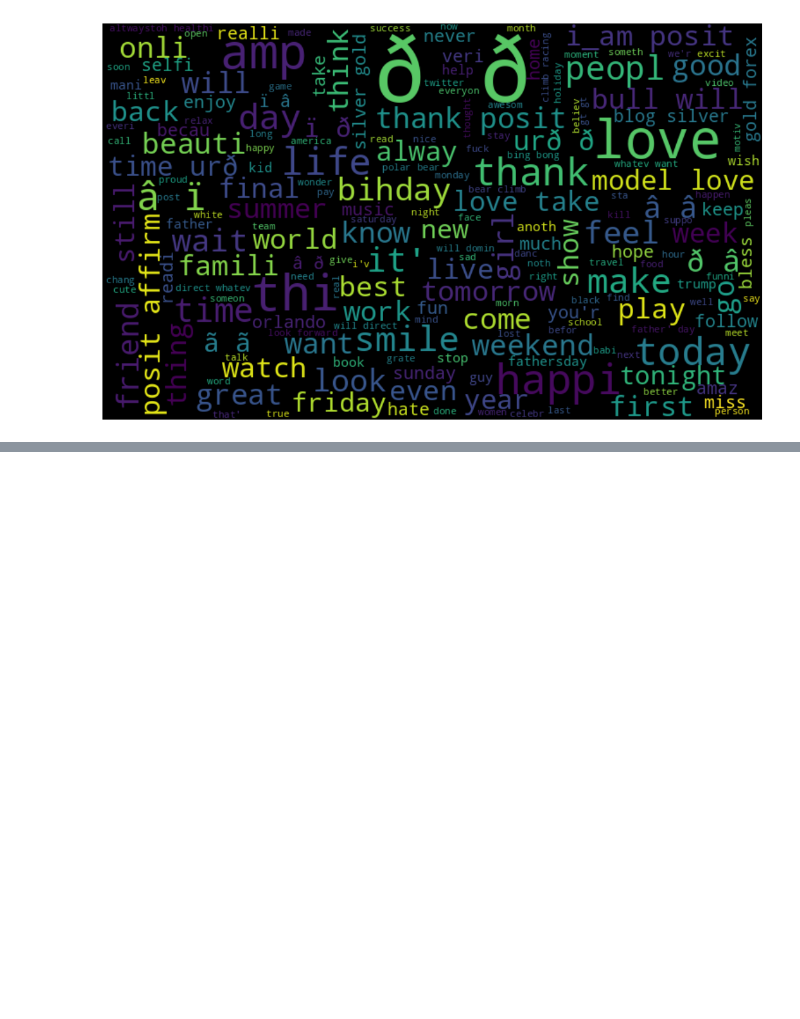
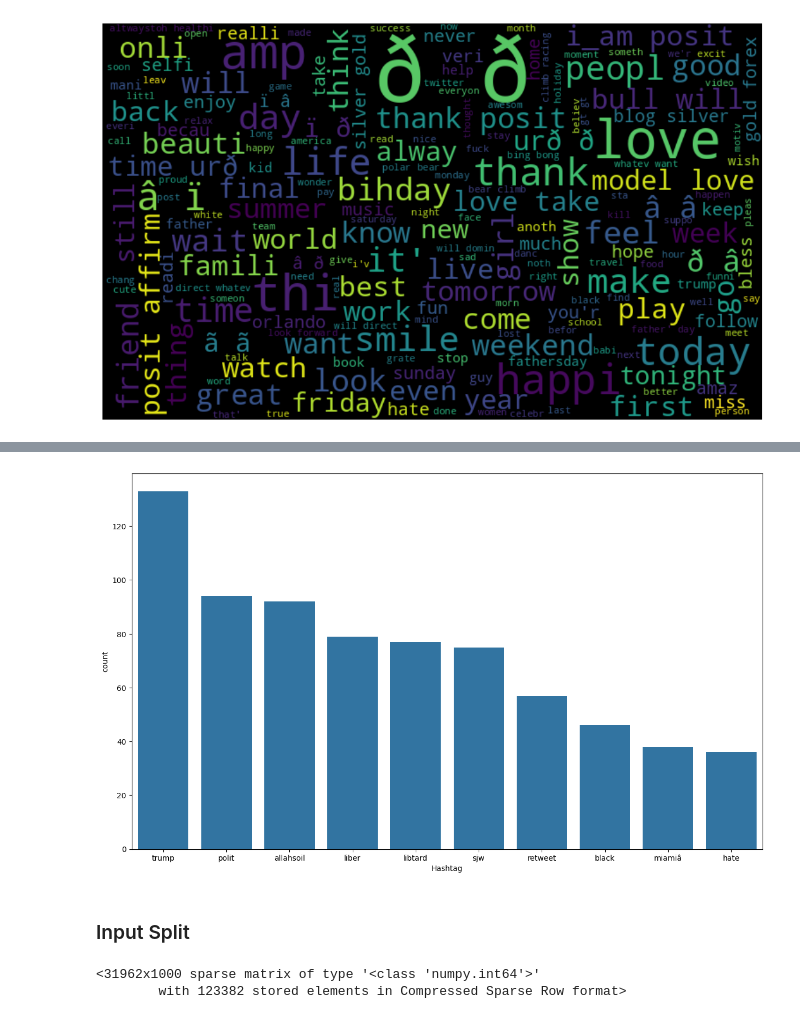
Before and after one commit to aadi-kanwar/Twitter-Sentiment-Analysis, a Jupyter notebook: Twitter_Sentiment_Analysis.ipynb, the cells around one changed output, grey strips where cells are left out. Drawn from its saved outputs; the diff is of its cells as text; code cells hidden in the pictures; blank space fills up the shorter version.

```diff
--- a/Twitter_Sentiment_Analysis.ipynb
+++ b/Twitter_Sentiment_Analysis.ipynb
@@ -143,0 +222,5 @@ plt.show()
+# %%
+freq = nltk.FreqDist(ht_negative)
+d = pd.DataFrame({'Hashtag': list(freq.keys()),
+                  'count':list(freq.values())})
+d.head()
@@ -143,0 +234,10 @@ plt.show()
+# %%
+# Select top 10 hashtags
+d = d.nlargest(columns = 'count', n = 10)
+plt.figure(figsize = (15, 9))
+sns.barplot(data = d, x = 'Hashtag', y = 'count')
+plt.show()
+# %% [output]
+[figure, added]
+# %% [markdown]
+### Input Split
@@ -143,0 +250,5 @@ plt.show()
+# %%
+bow
+# %% [output]
+<31962x1000 sparse matrix of type '<class 'numpy.int64'>'
+        with 123382 stored elements in Compressed Sparse Row format>
```
Also changed, not shown: parts of 11 cells of this notebook.
